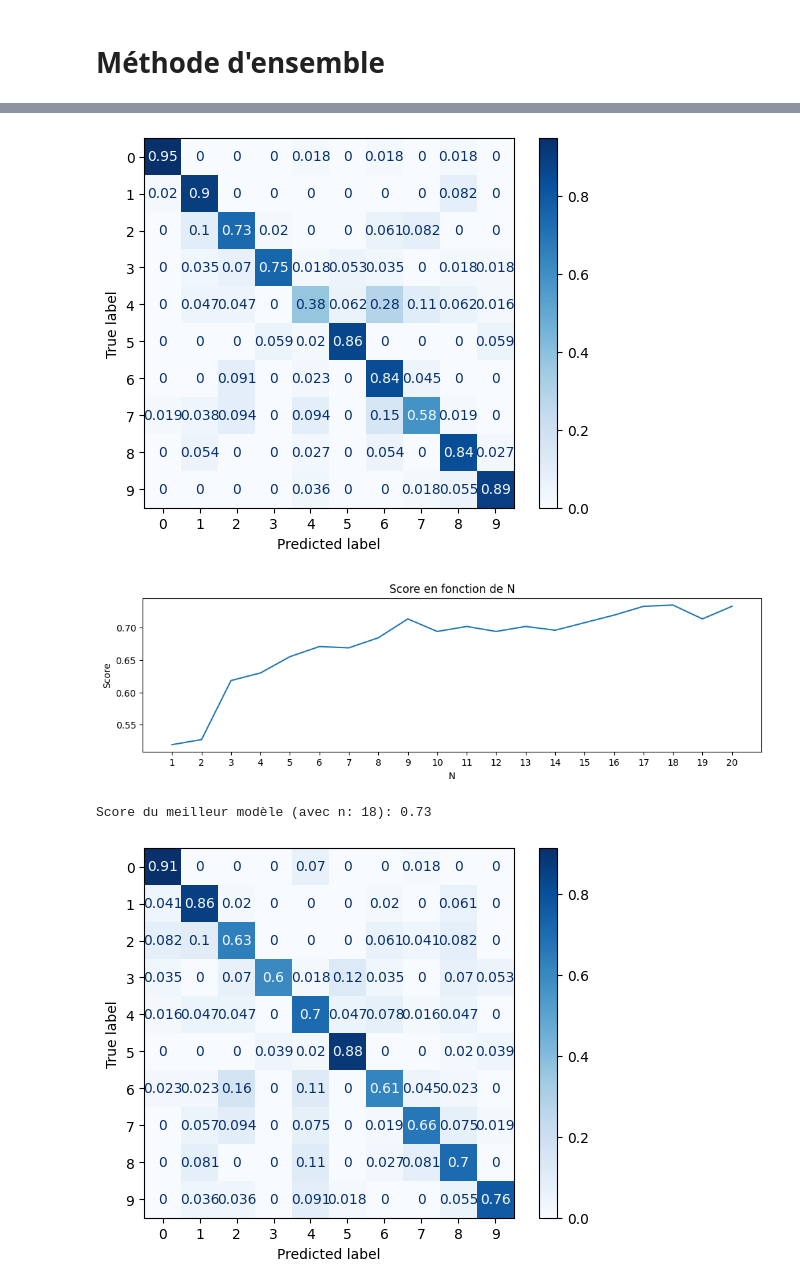
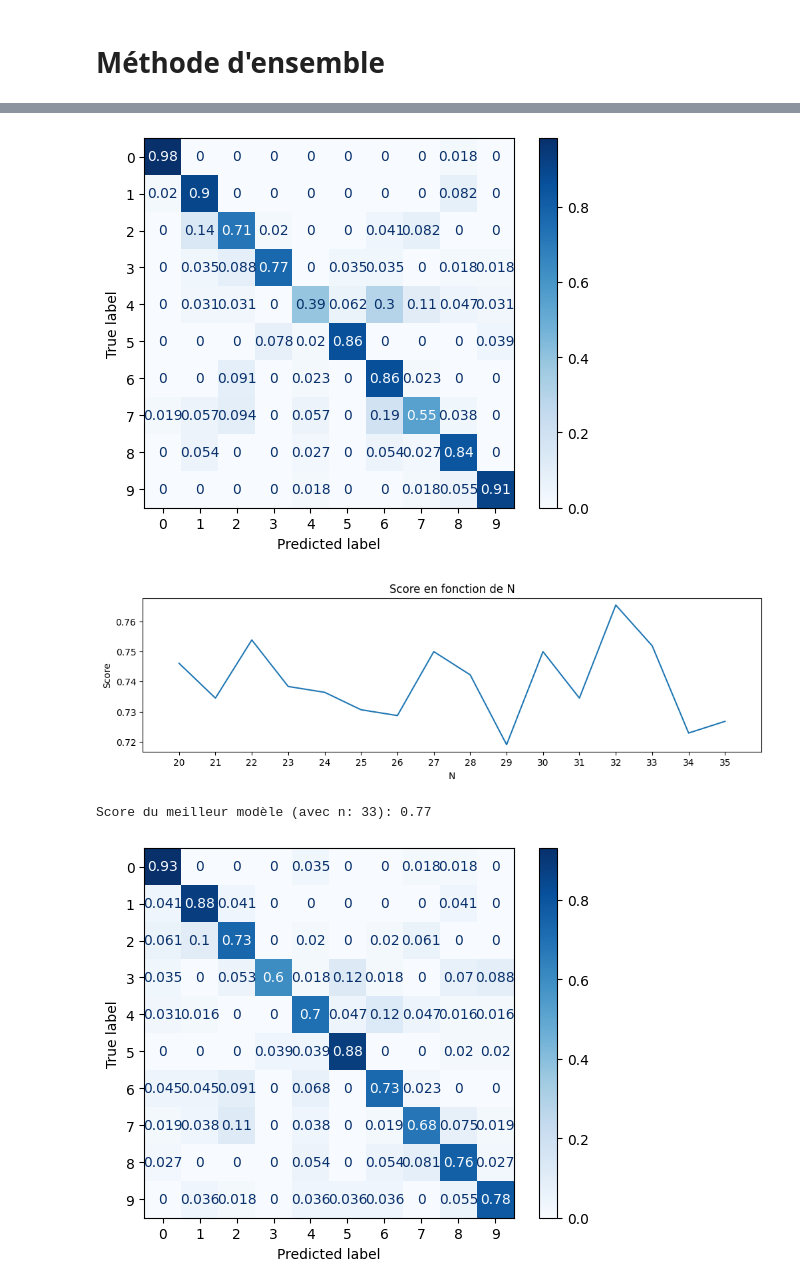
Before and after one commit to A-INDUSTRIES/machlearn-projet, a Jupyter notebook: 4-methode_ensemble.ipynb, the cells around one changed output, grey strips where cells are left out. Cells and saved outputs as stored; diff of their text form; code cells hidden in the pictures.

```diff
--- a/4-methode_ensemble.ipynb
+++ b/4-methode_ensemble.ipynb
@@ -30,7 +30,7 @@ X_train, X_test, y_train, y_test = train_test_split(X, y, test_size=0.25, random
 knn_bags = []
 scores = []
 
-N = 21
+N = 31
 
 for i in range(1, N):
     knn_bag = BaggingClassifier(KNeighborsClassifier(n_neighbors=9), n_estimators=i)
@@ -65,38 +65,39 @@ Score du meilleur modèle (avec n: 20): 0.76
 ConfusionMatrixDisplay.from_estimator(best_knn_bag, X_test, y_test, cmap=plt.cm.Blues, display_labels=range(0, 10), normalize="true")
 plt.show()
 # %% [output]
-[figure, old version]
+[figure, new version]
 # %%
 tree_bags = []
 scores = []
-N = 21
+begin = 20
+N = 36
 
-for n in range(1, N):
+for n in range(begin, N):
     tree_bag = BaggingClassifier(DecisionTreeClassifier(), n_estimators=n)
     tree_bag.fit(X_train, y_train)
     tree_bags.append(tree_bag)
 
     score = tree_bag.score(X_test, y_test)
     scores.append(score)
 
 plt.figure(figsize=(12, 3))
-plt.plot(np.arange(1, N, 1), scores)
+plt.plot(np.arange(begin, N, 1), scores)
 plt.title("Score en fonction de N")
 plt.xlabel("N")
 plt.ylabel("Score")
-plt.xticks(np.arange(1, N, 1))
-plt.xlim((0, N))
+plt.xticks(np.arange(begin, N, 1))
+plt.xlim((begin-1, N))
 plt.show()
 
 best_tree_bag = tree_bags[scores.index(max(scores))]
-print(f"Score du meilleur modèle (avec n: {scores.index(max(scores))+1}): {max(scores):.2f}")
+print(f"Score du meilleur modèle (avec n: {scores.index(max(scores))+begin+1}): {max(scores):.2f}")
 
 ConfusionMatrixDisplay.from_estimator(best_tree_bag, X_test, y_test, cmap=plt.cm.Blues, display_labels=range(0, 10), normalize="true")
 plt.show()
 # %% [output]
-[figure, old version]
+[figure, new version]
-Score du meilleur modèle (avec n: 18): 0.73
+Score du meilleur modèle (avec n: 33): 0.77
-[figure, old version]
+[figure, new version]
 # %%
 forests = []
 scores = []
```
Also changed, not shown: parts of 3 cells of this notebook.
